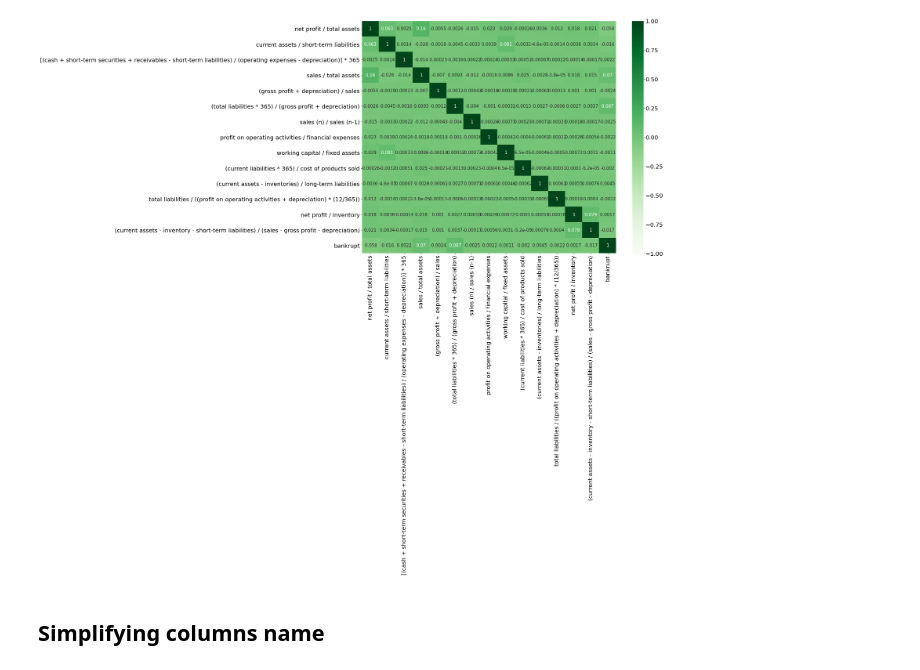
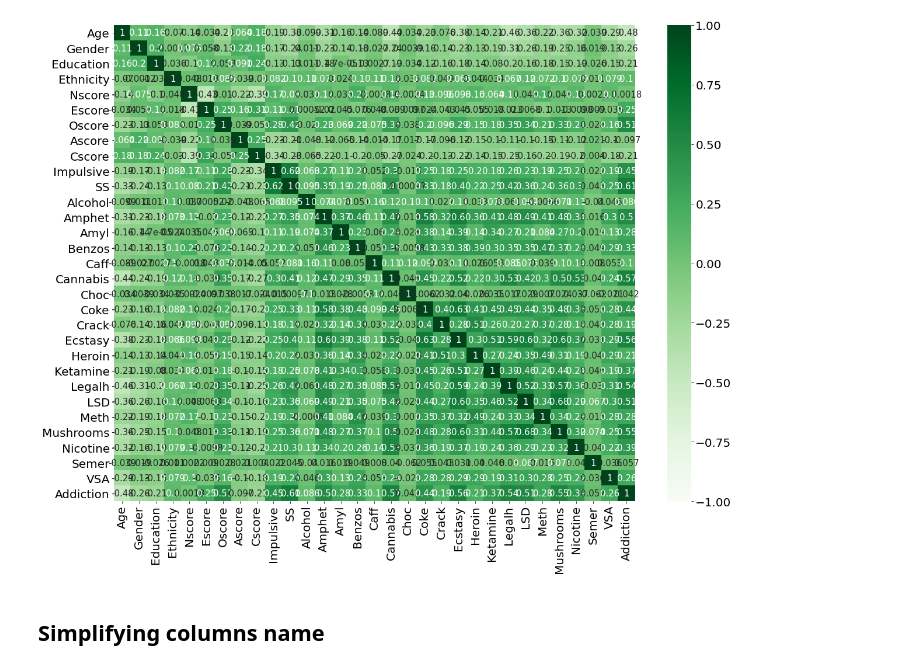
Before and after one commit to Thanujan-Puvikaran/Projet_data_a4, a Jupyter notebook: Projet/Analyse_Exploratoire/Correlation Analysis.ipynb, the cells around one changed output. Saved outputs shown, nothing was run; the diff lists cells and outputs as text; code cells hidden in the pictures.

```diff
--- a/Projet/Analyse_Exploratoire/Correlation Analysis.ipynb
+++ b/Projet/Analyse_Exploratoire/Correlation Analysis.ipynb
@@ -150,13 +9,13 @@ correlation2
 # %%
 plt.rcParams['axes.labelsize'] = 20
 plt.rcParams['xtick.labelsize'] = 20
 plt.rcParams['ytick.labelsize'] = 20
 plt.rcParams.update({'font.size': 15})
 fig, ax = plt.subplots(1, 1, figsize=(20,15))
-sns.heatmap(correlation2, vmin=-1, vmax=1, annot=True, ax=ax, cmap=plt.cm.Greens)
+sns.heatmap(df.corr(), vmin=-1, vmax=1, annot=True, ax=ax, cmap=plt.cm.Greens)
 plt.show()
 # %% [output]
-[figure, old version]
+[figure, new version]
 # %% [markdown]
 ## Simplifying columns name
 # %%
```
Also changed, not shown: parts of 9 cells of this notebook, 3 other files.
